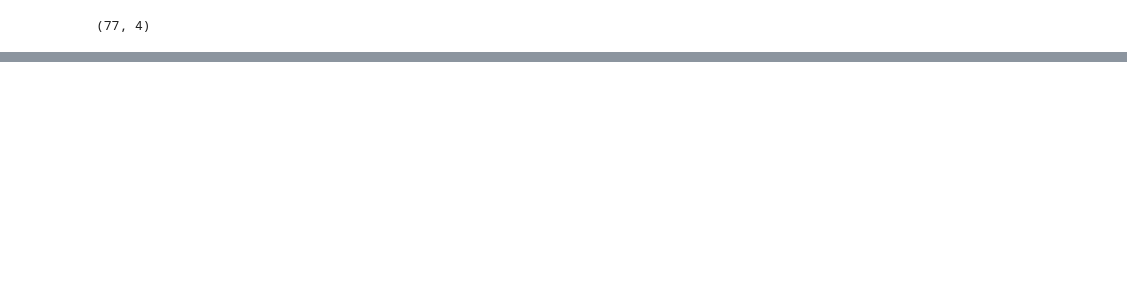
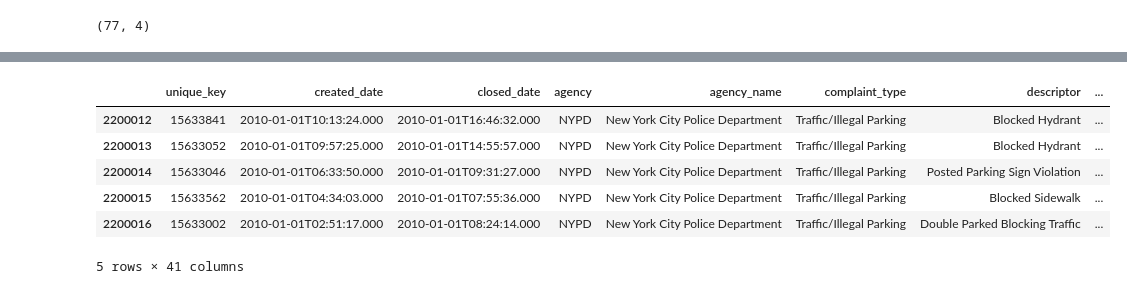
Before and after one commit to ssigman1/group4-nypd, a Jupyter notebook: Notebooks/group4_SavannahSigman.ipynb, the cells around one changed output, grey strips where cells are left out. Saved outputs shown, nothing was run; the diff lists cells and outputs as text; code cells hidden in the pictures; blank space fills up the shorter version.

```diff
--- a/Notebooks/group4_SavannahSigman.ipynb
+++ b/Notebooks/group4_SavannahSigman.ipynb
@@ -32,0 +79,10 @@ police.shape
+# %%
+dm.tail()
+# %% [output]
+|  | unique_key | created_date | closed_date | agency | agency_name | complaint_type | descriptor | ... |
+| 2200012 | 15633841 | 2010-01-01T10:13:24.000 | 2010-01-01T16:46:32.000 | NYPD | New York City Police Department | Traffic/Illegal Parking | Blocked Hydrant | ... |
+| 2200013 | 15633052 | 2010-01-01T09:57:25.000 | 2010-01-01T14:55:57.000 | NYPD | New York City Police Department | Traffic/Illegal Parking | Blocked Hydrant | ... |
+| 2200014 | 15633046 | 2010-01-01T06:33:50.000 | 2010-01-01T09:31:27.000 | NYPD | New York City Police Department | Traffic/Illegal Parking | Posted Parking Sign Violation | ... |
+| 2200015 | 15633562 | 2010-01-01T04:34:03.000 | 2010-01-01T07:55:36.000 | NYPD | New York City Police Department | Traffic/Illegal Parking | Blocked Sidewalk | ... |
+| 2200016 | 15633002 | 2010-01-01T02:51:17.000 | 2010-01-01T08:24:14.000 | NYPD | New York City Police Department | Traffic/Illegal Parking | Double Parked Blocking Traffic | ... |
+5 rows × 41 columns
```
Also changed, not shown: parts of 12 cells of this notebook, 1 other file.
